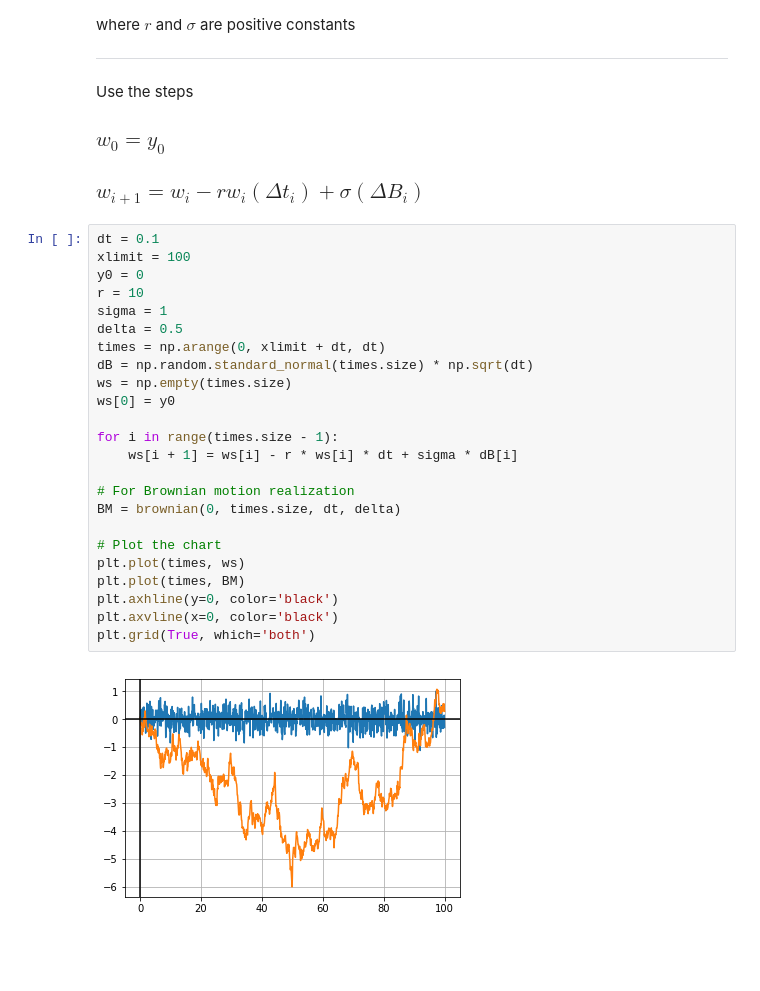
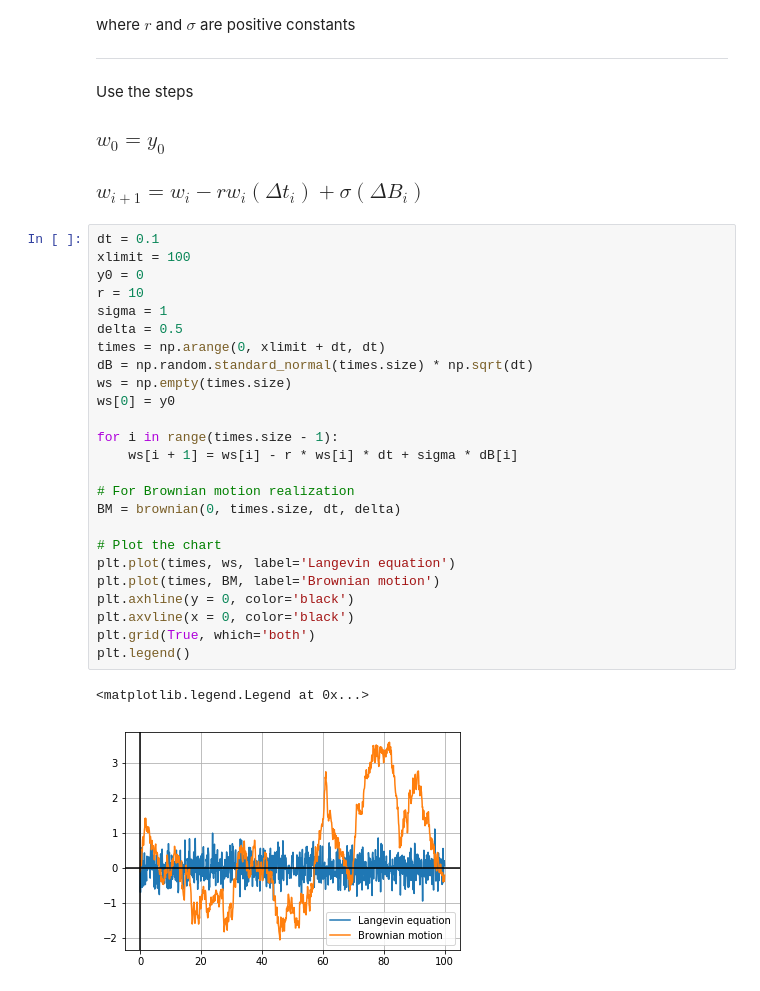
Before and after one commit to Jim00000/Numerical-Analysis, a Jupyter notebook: 9_Random_Numbers_And_Applications.ipynb, the cells around one changed output. Saved outputs shown, nothing was run; the diff lists cells and outputs as text; blank space fills up the shorter version.

```diff
--- a/9_Random_Numbers_And_Applications.ipynb
+++ b/9_Random_Numbers_And_Applications.ipynb
@@ -686,26 +686,28 @@ Use the steps
 # %%
 dt = 0.1
 xlimit = 100
 y0 = 0
 r = 10
 sigma = 1
 delta = 0.5
 times = np.arange(0, xlimit + dt, dt)
 dB = np.random.standard_normal(times.size) * np.sqrt(dt)
 ws = np.empty(times.size)
 ws[0] = y0
 
 for i in range(times.size - 1):
     ws[i + 1] = ws[i] - r * ws[i] * dt + sigma * dB[i]
 
 # For Brownian motion realization
 BM = brownian(0, times.size, dt, delta)
 
 # Plot the chart
-plt.plot(times, ws)
-plt.plot(times, BM)
-plt.axhline(y=0, color='black')
-plt.axvline(x=0, color='black')
+plt.plot(times, ws, label='Langevin equation')
+plt.plot(times, BM, label='Brownian motion')
+plt.axhline(y = 0, color='black')
+plt.axvline(x = 0, color='black')
 plt.grid(True, which='both')
+plt.legend()
 # %% [output]
+<matplotlib.legend.Legend at 0x...>
-[figure, old version]
+[figure, new version]
```
Also changed, not shown: parts of 12 cells of this notebook.
